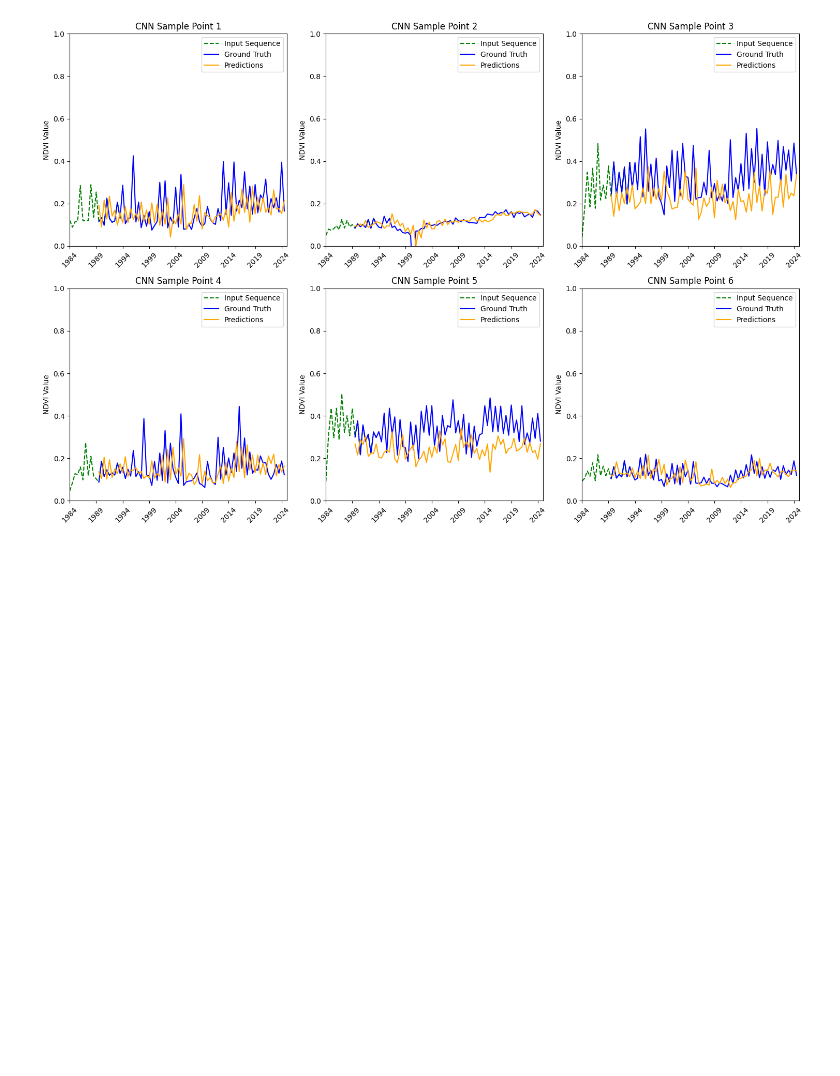
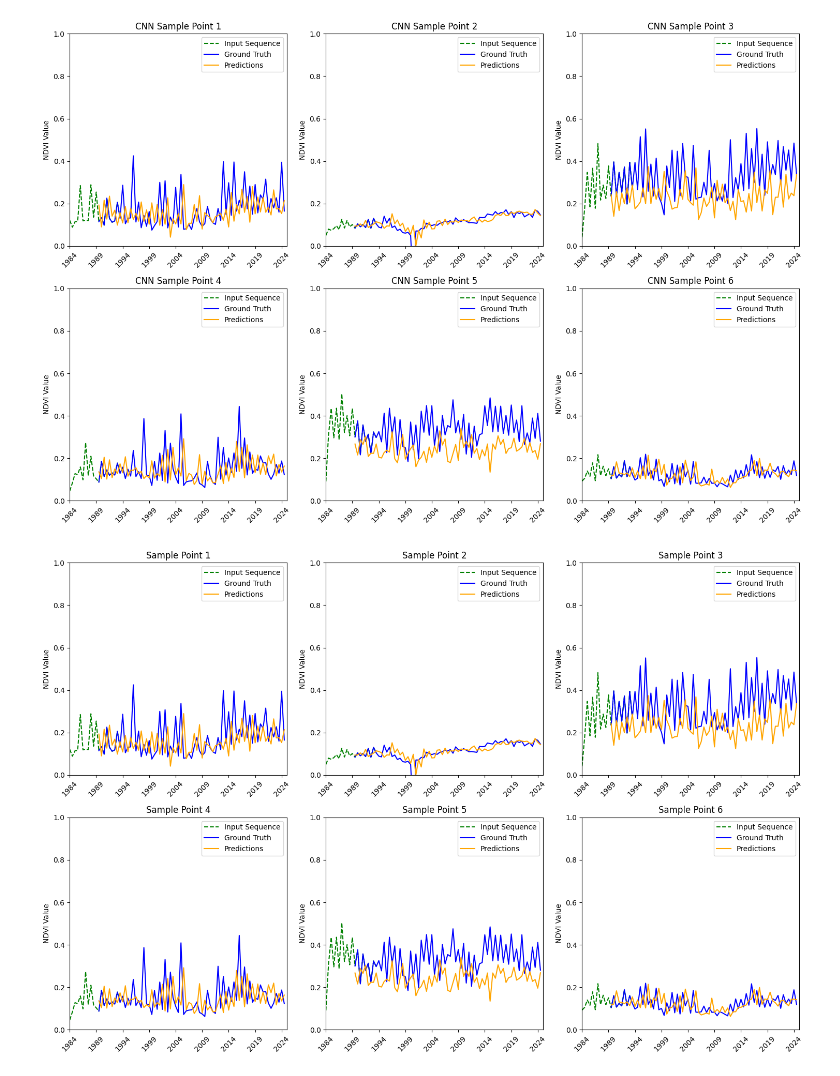
Before and after one commit to FaranIdo/SSTSRS, a Jupyter notebook: code/visual_test_ts.ipynb, the cells around one changed output. Saved outputs shown, nothing was run; the diff lists cells and outputs as text; code cells hidden in the pictures; blank space fills up the shorter version.

```diff
--- a/code/visual_test_ts.ipynb
+++ b/code/visual_test_ts.ipynb
@@ -694,3 +694,35 @@ visualize_predictions(predictions_list, ground_truth_list, years_list, input_seq
 (82, 2)
 (82, 2)
 [figure]
+# %%
+# Create a figure with subplots
+num_points = len(ground_truth_list)
+num_rows = (num_points + 2) // 3  # Round up division
+fig, axes = plt.subplots(num_rows, 3, figsize=(15, 10))
+axes = axes.flatten()
+
+# Plot each point's predictions
+for i in range(num_points):
+    plt.sca(axes[i])
+    axes[i].plot(
+        input_sequences_list[i][:, 1], input_sequences_list[i][:, 0],
+        label='Input Sequence', color='green', linestyle='--'
+    )  # Input Sequence visualization
+    axes[i].set_ylabel('NDVI Value')
+    axes[i].plot(years_list[i], ground_truth_list[i], label='Ground Truth', color='blue')
+    axes[i].plot(years_list[i], predictions_list[i], label='Predictions', color='orange')
+    axes[i].set_title(f'Sample Point {i + 1}')
+    axes[i].legend()
+    axes[i].set_ylim(0, 1)  # Set y-axis scale to 0..1
+    axes[i].set_xlim(1984, 2025)  # Set the X-axis limits
+    axes[i].set_xticks(range(1984, 2026, 5))  # Set X-axis ticks every 5 years
+    axes[i].tick_params(axis='x', rotation=45)  # Rotate X-axis labels for better readability
+
+# Remove any empty subplots
+for i in range(num_points, len(axes)):
+    fig.delaxes(axes[i])
+
+plt.tight_layout()
+plt.show()
+# %% [output]
+[figure, added]
```
